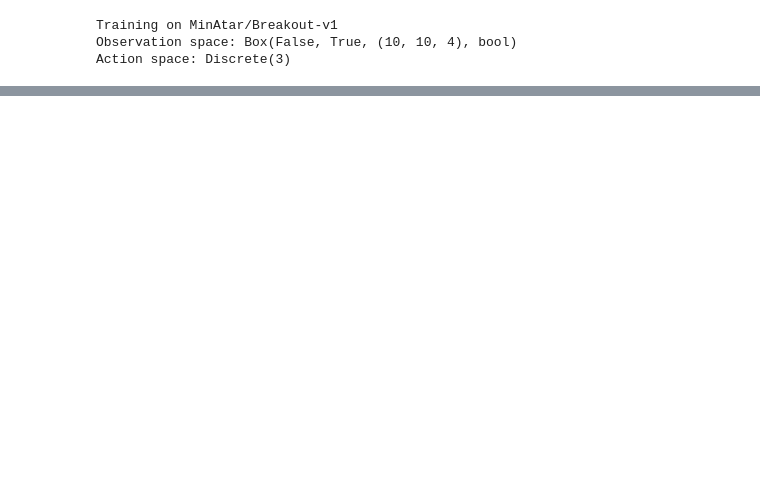
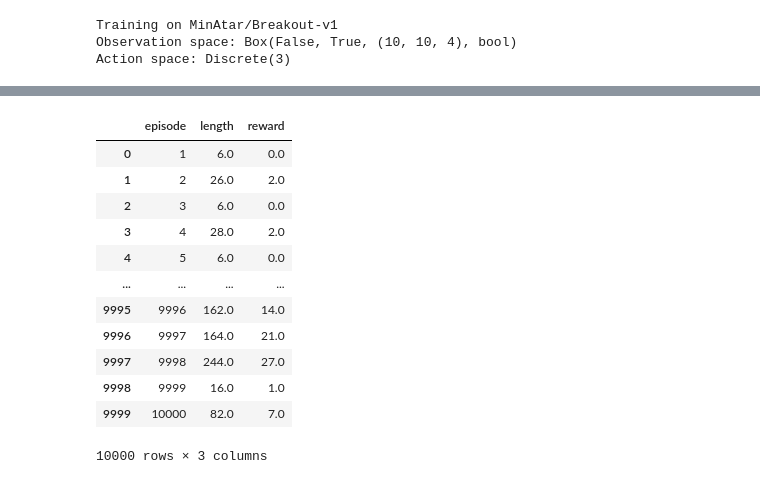
Before and after one commit to iamjumshaid/rl-project, a Jupyter notebook: Playground.ipynb, the cells around one changed output, grey strips where cells are left out. Drawn from its saved outputs; the diff is of its cells as text; code cells hidden in the pictures; blank space fills up the shorter version.

```diff
--- a/Playground.ipynb
+++ b/Playground.ipynb
@@ -80,0 +195,16 @@ Episode 1000 of 1000  Time Step: 42494  Epsilon: 0.050
+# %%
+base_stats
+# %% [output]
+|  | episode | length | reward |
+| 0 | 1 | 6.0 | 0.0 |
+| 1 | 2 | 26.0 | 2.0 |
+| 2 | 3 | 6.0 | 0.0 |
+| 3 | 4 | 28.0 | 2.0 |
+| 4 | 5 | 6.0 | 0.0 |
+| ... | ... | ... | ... |
+| 9995 | 9996 | 162.0 | 14.0 |
+| 9996 | 9997 | 164.0 | 21.0 |
+| 9997 | 9998 | 244.0 | 27.0 |
+| 9998 | 9999 | 16.0 | 1.0 |
+| 9999 | 10000 | 82.0 | 7.0 |
+10000 rows × 3 columns
```
Also changed, not shown: parts of 16 cells of this notebook, 15 other files.
